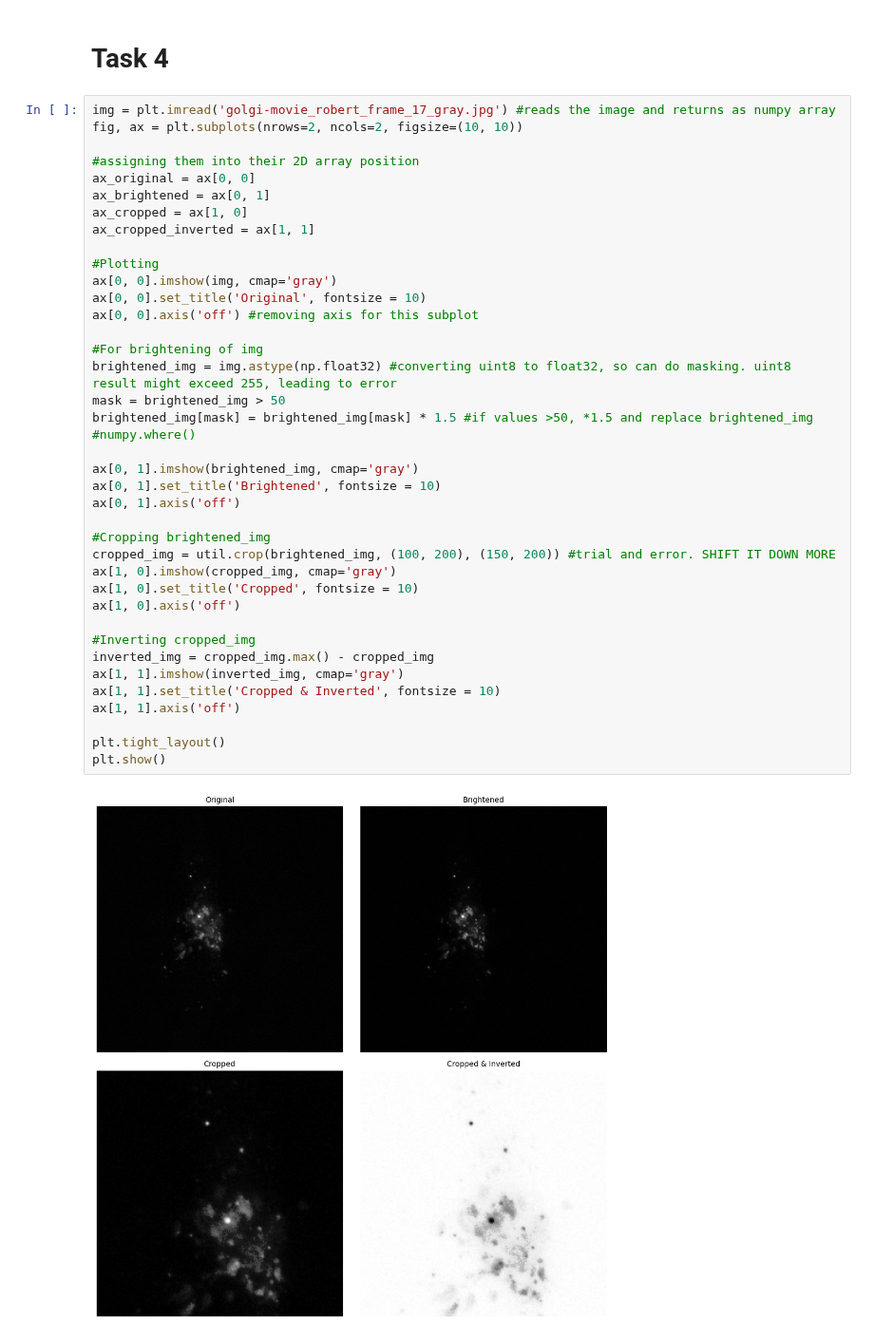
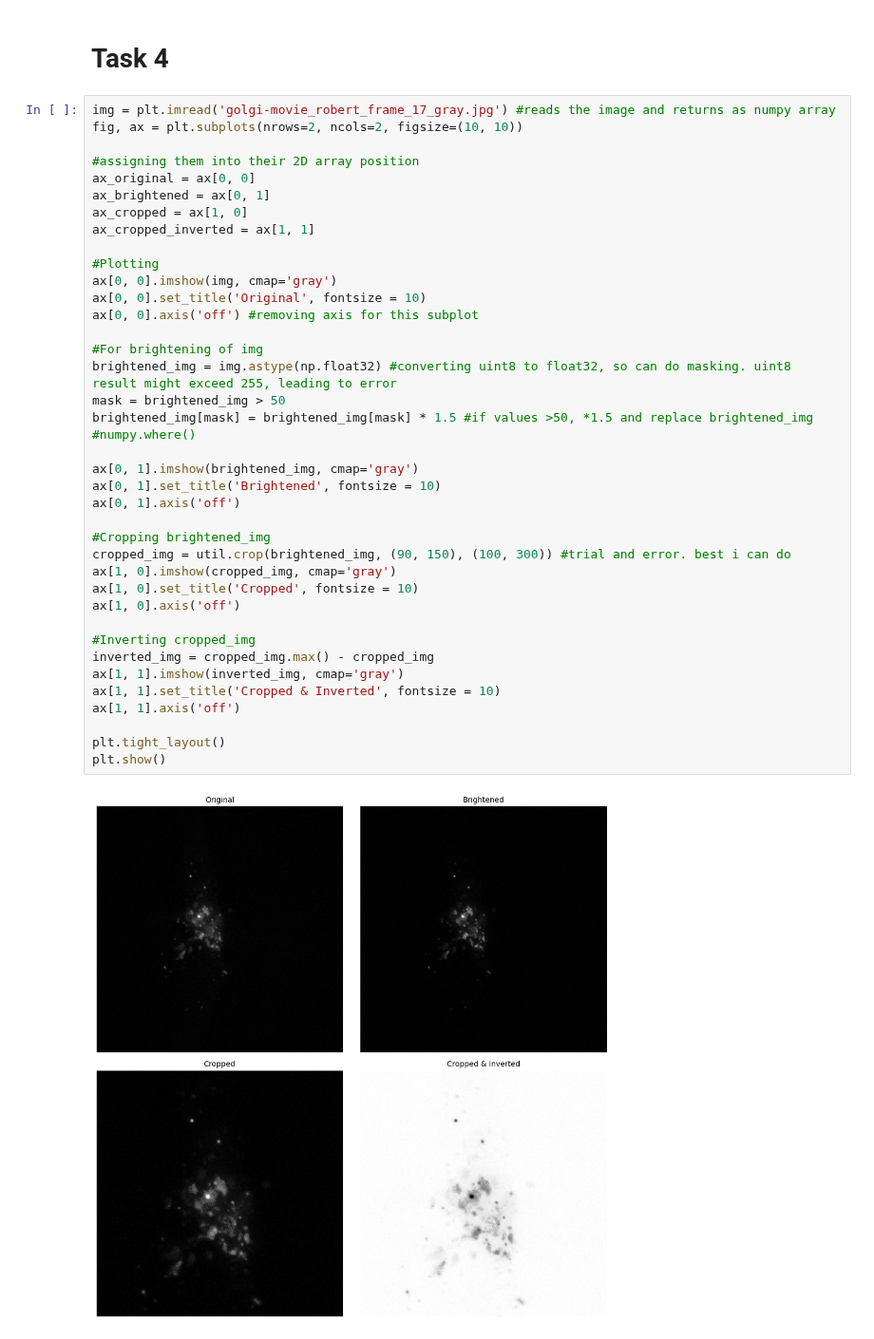
Before and after one commit to SPS-SP2273/learning-portfolio-2024-aug-immunoglobulinaustin, a Jupyter notebook: application_challenge/a_picture_worth_thousands_of_data_points/a_picture_worth_thousands_of_data_points.ipynb, the cells around one changed output. Shown at 95% size. Cells and saved outputs as stored; diff of their text form.

```diff
--- a/application_challenge/a_picture_worth_thousands_of_data_points/a_picture_worth_thousands_of_data_points.ipynb
+++ b/application_challenge/a_picture_worth_thousands_of_data_points/a_picture_worth_thousands_of_data_points.ipynb
@@ -88,32 +88,32 @@ ax_cropped_inverted = ax[1, 1]
 
 #Plotting
 ax[0, 0].imshow(img, cmap='gray')
 ax[0, 0].set_title('Original', fontsize = 10)
 ax[0, 0].axis('off') #removing axis for this subplot
 
 #For brightening of img
 brightened_img = img.astype(np.float32) #converting uint8 to float32, so can do masking. uint8 result might exceed 255, leading to error
 mask = brightened_img > 50
 brightened_img[mask] = brightened_img[mask] * 1.5 #if values >50, *1.5 and replace brightened_img
 #numpy.where()
 
 ax[0, 1].imshow(brightened_img, cmap='gray')
 ax[0, 1].set_title('Brightened', fontsize = 10)
 ax[0, 1].axis('off')
 
 #Cropping brightened_img
-cropped_img = util.crop(brightened_img, (100, 200), (150, 200)) #trial and error. SHIFT IT DOWN MORE
+cropped_img = util.crop(brightened_img, (90, 150), (100, 300)) #trial and error. best i can do
 ax[1, 0].imshow(cropped_img, cmap='gray')
 ax[1, 0].set_title('Cropped', fontsize = 10)
 ax[1, 0].axis('off')
 
 #Inverting cropped_img
 inverted_img = cropped_img.max() - cropped_img
 ax[1, 1].imshow(inverted_img, cmap='gray')
 ax[1, 1].set_title('Cropped & Inverted', fontsize = 10)
 ax[1, 1].axis('off')
 
 plt.tight_layout()
 plt.show()
 # %% [output]
-[figure, old version]
+[figure, new version]
```
Also changed, not shown: parts of 3 cells of this notebook.
